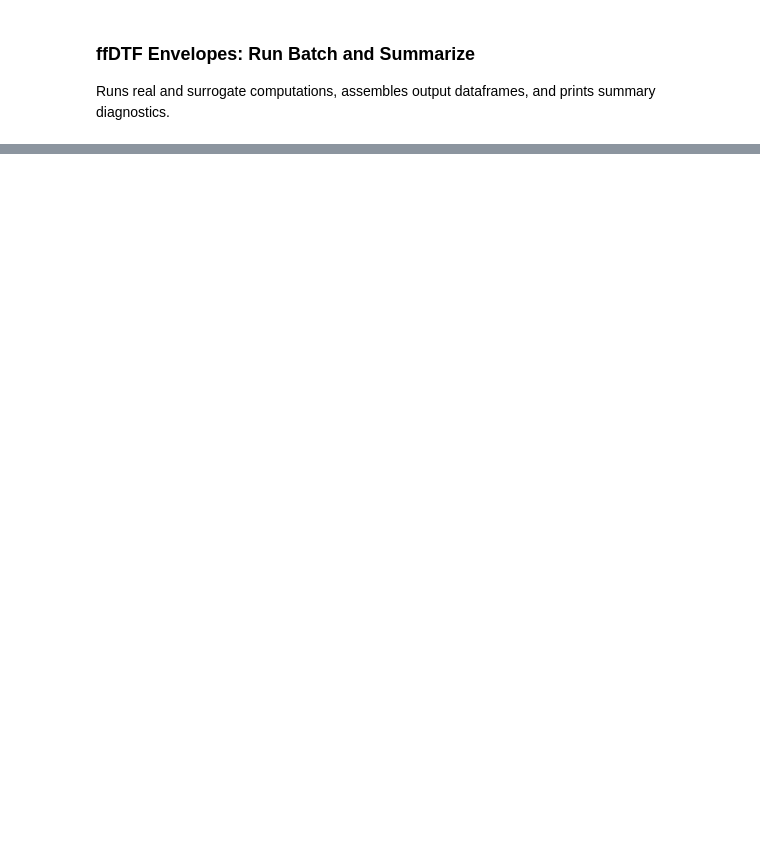
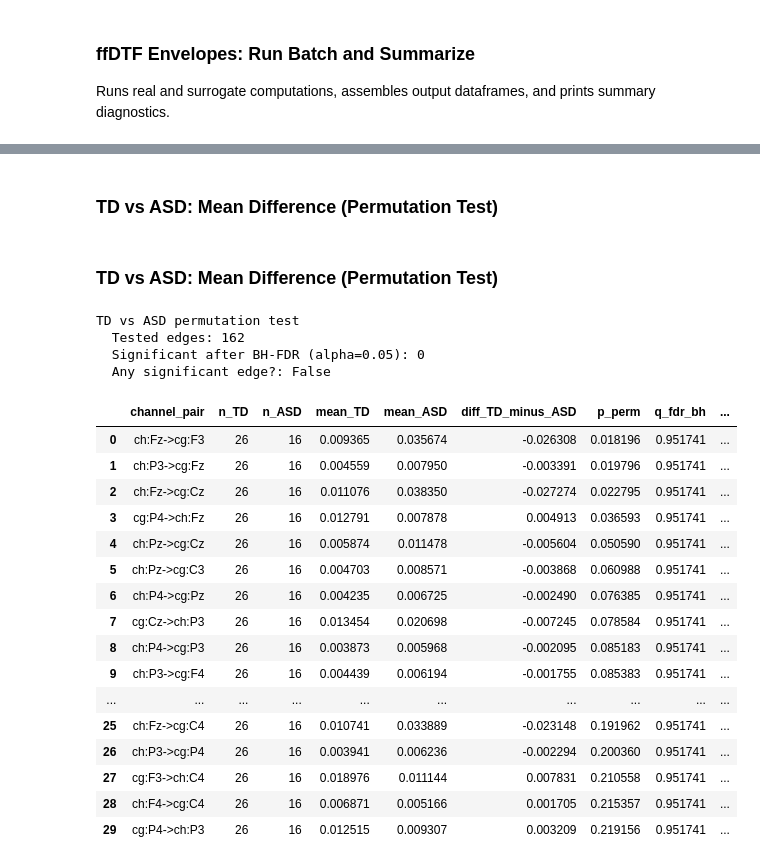
Before and after one commit to SYNCC-IN/hyperscanning-signal-analysis, a Jupyter notebook: scripts/ESCan_ffdtf_envelpes.ipynb, the cells around one changed output, grey strips where cells are left out. Saved outputs shown, nothing was run; the diff lists cells and outputs as text; code cells hidden in the pictures; blank space fills up the shorter version.

```diff
--- a/scripts/ESCan_ffdtf_envelpes.ipynb
+++ b/scripts/ESCan_ffdtf_envelpes.ipynb
@@ -1372,0 +1928,59 @@ print('Cell 18 computation complete.')
+# %% [markdown]
+### TD vs ASD: Mean Difference (Permutation Test)
+# %%
+# TD_ASD_V2
+from IPython.display import Markdown, display
+
+display(Markdown('### TD vs ASD: Mean Difference (Permutation Test)'))
+
+td_asd_df_pre = prepare_td_asd_df(ffdtf_env_df, filter_cross_brain=True)
+
+td_asd_perm_df, td_asd_perm_summary = run_edgewise_permutation_test(
+    td_asd_df_pre,
+    group_col='group_binary',
+    groups=('TD', 'ASD'),
+    pair_id_col='dyadID',
+    alpha=ALPHA,
+    n_perm=N_PERM,
+    min_pairs_per_group=MIN_PAIRS_PER_GROUP,
+    random_seed=RANDOM_SEED_TEST,
+    aggregate_over_events=True,
+    filter_cross_brain=False,
+    value_col='ff_dtf',
+    channel_col='channel_pair',
+)
+
+print('\nTD vs ASD permutation test')
+print(f"  Tested edges: {td_asd_perm_summary['tested_edges']}")
+print(f"  Significant after BH-FDR (alpha={ALPHA}): {td_asd_perm_summary['n_significant_fdr']}")
+print(f"  Any significant edge?: {td_asd_perm_summary['any_significant']}")
+if td_asd_perm_summary['message'] != 'OK':
+    print(f"  Note: {td_asd_perm_summary['message']}")
+if not td_asd_perm_df.empty:
+    display(td_asd_perm_df.head(30))
+    if td_asd_perm_summary['any_significant']:
+        print('\nSignificant edges (FDR):')
+        display(td_asd_perm_df.loc[td_asd_perm_df['significant_fdr']].sort_values('q_fdr_bh'))
+# %% [output]
+### TD vs ASD: Mean Difference (Permutation Test)
+TD vs ASD permutation test
+  Tested edges: 162
+  Significant after BH-FDR (alpha=0.05): 0
+  Any significant edge?: False
+|  | channel_pair | n_TD | n_ASD | mean_TD | mean_ASD | diff_TD_minus_ASD | p_perm | q_fdr_bh | ... |
+| 0 | ch:Fz->cg:F3 | 26 | 16 | 0.009365 | 0.035674 | -0.026308 | 0.018196 | 0.951741 | ... |
+| 1 | ch:P3->cg:Fz | 26 | 16 | 0.004559 | 0.007950 | -0.003391 | 0.019796 | 0.951741 | ... |
+| 2 | ch:Fz->cg:Cz | 26 | 16 | 0.011076 | 0.038350 | -0.027274 | 0.022795 | 0.951741 | ... |
+| 3 | cg:P4->ch:Fz | 26 | 16 | 0.012791 | 0.007878 | 0.004913 | 0.036593 | 0.951741 | ... |
+| 4 | ch:Pz->cg:Cz | 26 | 16 | 0.005874 | 0.011478 | -0.005604 | 0.050590 | 0.951741 | ... |
+| 5 | ch:Pz->cg:C3 | 26 | 16 | 0.004703 | 0.008571 | -0.003868 | 0.060988 | 0.951741 | ... |
+| 6 | ch:P4->cg:Pz | 26 | 16 | 0.004235 | 0.006725 | -0.002490 | 0.076385 | 0.951741 | ... |
+| 7 | cg:Cz->ch:P3 | 26 | 16 | 0.013454 | 0.020698 | -0.007245 | 0.078584 | 0.951741 | ... |
+| 8 | ch:P4->cg:P3 | 26 | 16 | 0.003873 | 0.005968 | -0.002095 | 0.085183 | 0.951741 | ... |
+| 9 | ch:P3->cg:F4 | 26 | 16 | 0.004439 | 0.006194 | -0.001755 | 0.085383 | 0.951741 | ... |
+| ... | ... | ... | ... | ... | ... | ... | ... | ... | ... |
+| 25 | ch:Fz->cg:C4 | 26 | 16 | 0.010741 | 0.033889 | -0.023148 | 0.191962 | 0.951741 | ... |
+| 26 | ch:P3->cg:P4 | 26 | 16 | 0.003941 | 0.006236 | -0.002294 | 0.200360 | 0.951741 | ... |
+| 27 | cg:F3->ch:C4 | 26 | 16 | 0.018976 | 0.011144 | 0.007831 | 0.210558 | 0.951741 | ... |
+| 28 | ch:F4->cg:C4 | 26 | 16 | 0.006871 | 0.005166 | 0.001705 | 0.215357 | 0.951741 | ... |
+| 29 | cg:P4->ch:P3 | 26 | 16 | 0.012515 | 0.009307 | 0.003209 | 0.219156 | 0.951741 | ... |
```
Also changed, not shown: parts of 29 cells of this notebook, 2 other files.
